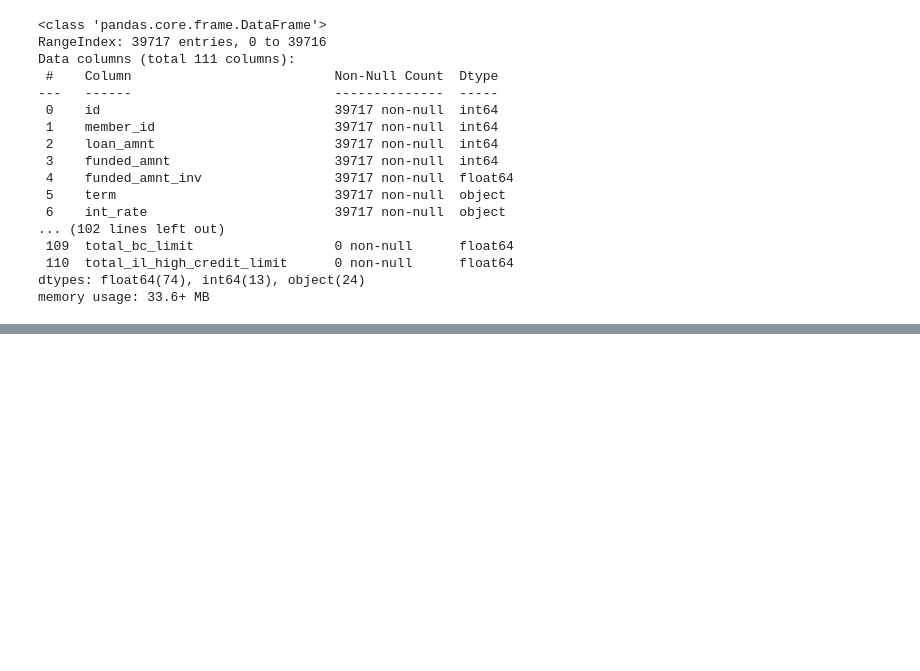
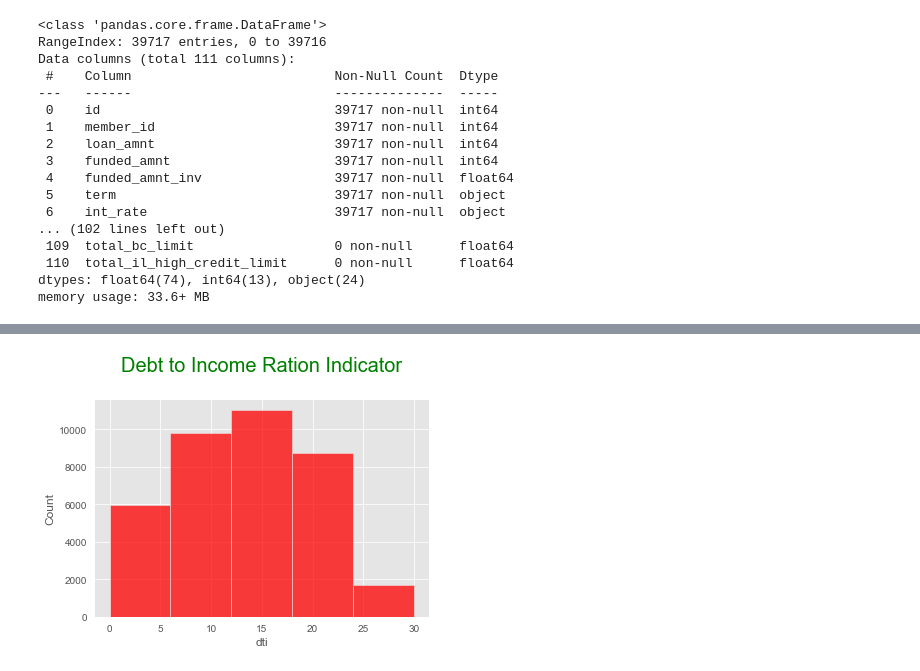
Before and after one commit to devimur2021/Lending-Club, a Jupyter notebook: Lending Club Case Study.ipynb, the cells around one changed output, grey strips where cells are left out. Drawn from its saved outputs; the diff is of its cells as text; code cells hidden in the pictures; blank space fills up the shorter version.

```diff
--- a/Lending Club Case Study.ipynb
+++ b/Lending Club Case Study.ipynb
@@ -87,0 +226,8 @@ df.drop(['id','loan_amnt','annual_inc_joint','url','desc','title','zip_code','dt
+# %%
+#Debt to Income Ratio gives an indicator for the lending organization whether the borrower has good repay capacity
+plt.style.use("ggplot")
+sns.histplot(df['dti'],bins=5,color='r')
+plt.title("Debt to Income Ration Indicator\n", fontdict={'fontsize': 20, 'fontweight' : 20, 'color' : 'Green'})
+plt.show()
+# %% [output]
+[figure, added]
```
Also changed, not shown: parts of 35 cells of this notebook.
